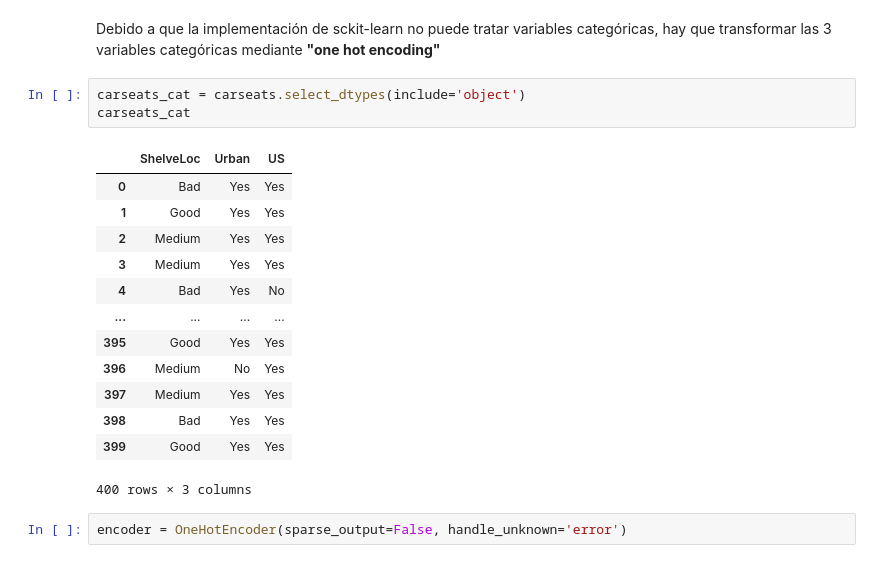
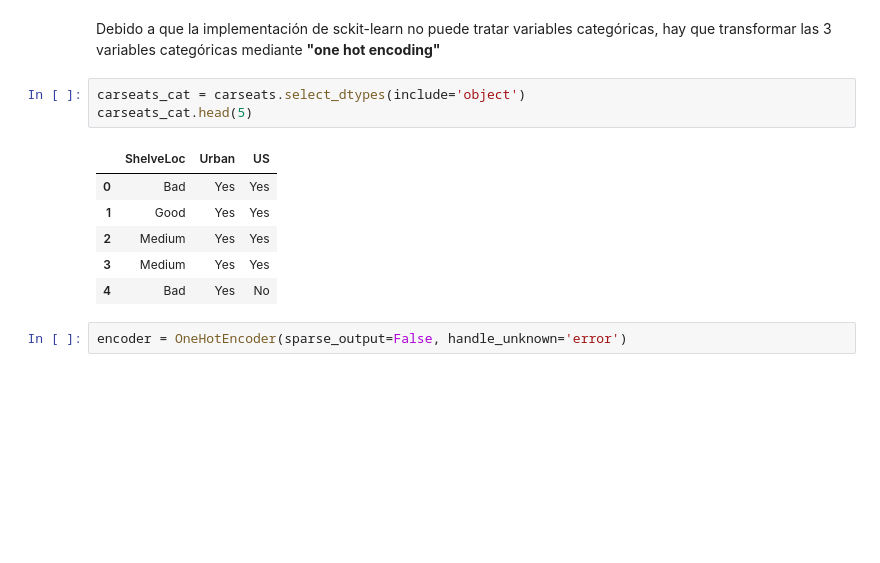
Before and after one commit to fcamadi/masterMLpython, a Jupyter notebook: Tema05/Tema5_DecisionTrees.ipynb, the cells around one changed output. Drawn from its saved outputs; the diff is of its cells as text; blank space fills up the shorter version.

```diff
--- a/Tema05/Tema5_DecisionTrees.ipynb
+++ b/Tema05/Tema5_DecisionTrees.ipynb
@@ -87,21 +88,14 @@ carseats.head(5)
 Debido a que la implementación de sckit-learn no puede tratar variables categóricas, hay que transformar las 3 variables categóricas mediante **"one hot encoding"**
 # %%
 carseats_cat = carseats.select_dtypes(include='object')
-carseats_cat
+carseats_cat.head(5)
 # %% [output]
 |  | ShelveLoc | Urban | US |
 | 0 | Bad | Yes | Yes |
 | 1 | Good | Yes | Yes |
 | 2 | Medium | Yes | Yes |
 | 3 | Medium | Yes | Yes |
 | 4 | Bad | Yes | No |
-| ... | ... | ... | ... |
-| 395 | Good | Yes | Yes |
-| 396 | Medium | No | Yes |
-| 397 | Medium | Yes | Yes |
-| 398 | Bad | Yes | Yes |
-| 399 | Good | Yes | Yes |
-400 rows × 3 columns
 # %%
 encoder = OneHotEncoder(sparse_output=False, handle_unknown='error')
 # %%
```
Also changed, not shown: parts of 28 cells of this notebook.
